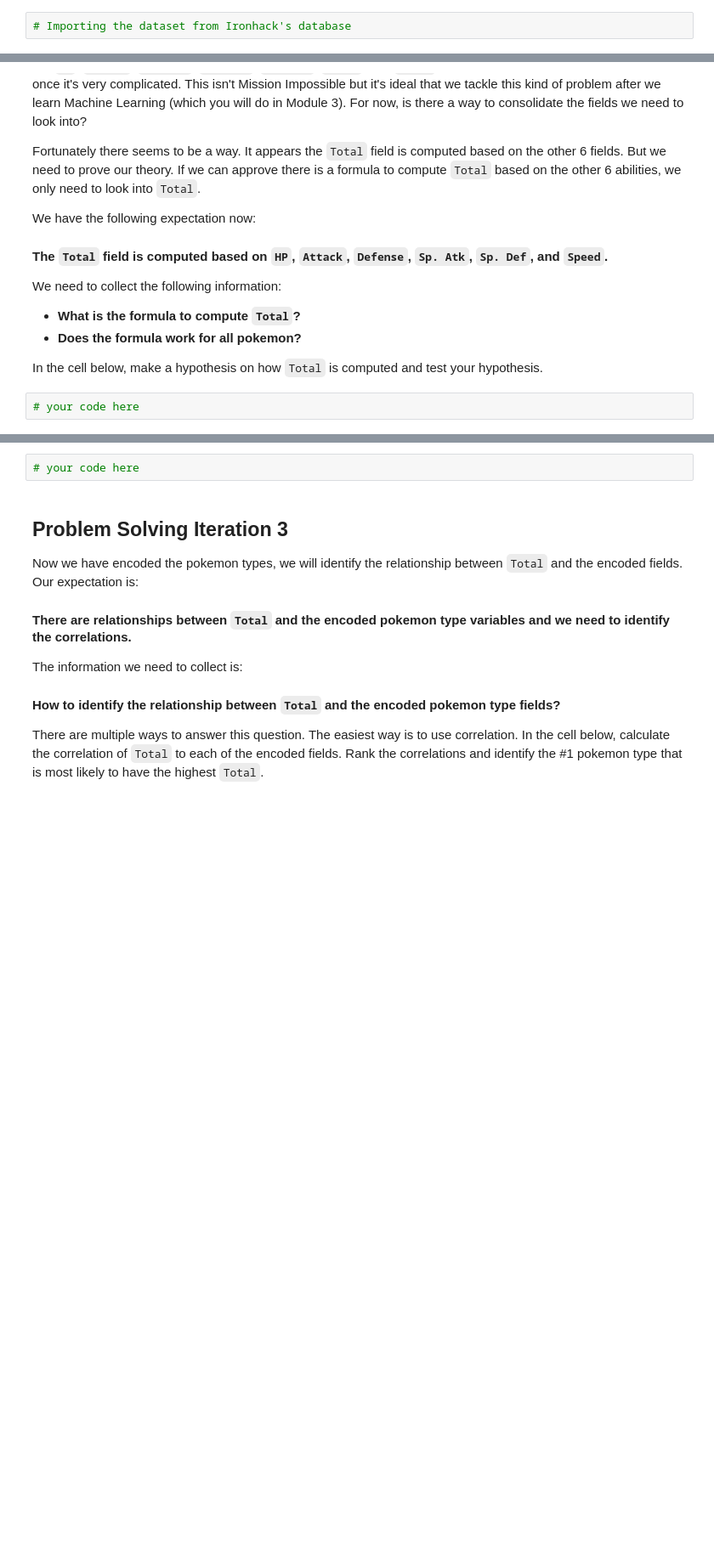
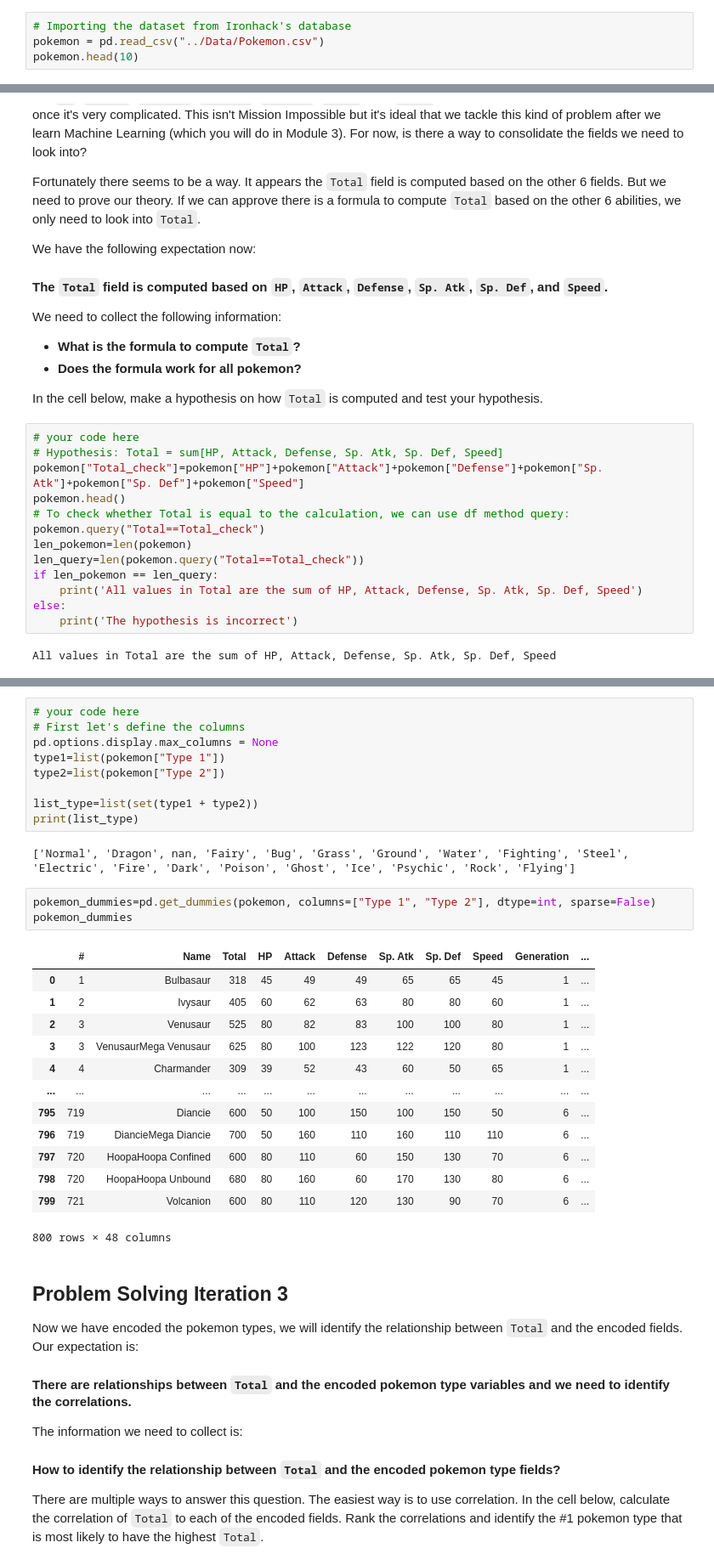
Before and after one commit to Kristinawk/dataptmad0924_labs, a Jupyter notebook: module-1/dataframe-calculations/your-code/challenge-2.ipynb, the cells around one changed output, grey strips where cells are left out. Shown at 85% size. Drawn from its saved outputs; the diff is of its cells as text; blank space fills up the shorter version.

```diff
--- a/module-1/dataframe-calculations/your-code/challenge-2.ipynb
+++ b/module-1/dataframe-calculations/your-code/challenge-2.ipynb
@@ -25,3 +25,5 @@ import numpy as np
 import pandas as pd
 # %%
 # Importing the dataset from Ironhack's database
+pokemon = pd.read_csv("../Data/Pokemon.csv")
+pokemon.head(10)
@@ -42,8 +56,21 @@ We need to collect the following information:
 * **Does the formula work for all pokemon?**
 
 In the cell below, make a hypothesis on how `Total` is computed and test your hypothesis.
-# %%
-# your code here
+# %%
+# your code here
+# Hypothesis: Total = sum[HP, Attack, Defense, Sp. Atk, Sp. Def, Speed]
+pokemon["Total_check"]=pokemon["HP"]+pokemon["Attack"]+pokemon["Defense"]+pokemon["Sp. Atk"]+pokemon["Sp. Def"]+pokemon["Speed"]
+pokemon.head()
+# To check whether Total is equal to the calculation, we can use df method query:
+pokemon.query("Total==Total_check")
+len_pokemon=len(pokemon)
+len_query=len(pokemon.query("Total==Total_check"))
+if len_pokemon == len_query:
+    print('All values in Total are the sum of HP, Attack, Defense, Sp. Atk, Sp. Def, Speed')
+else:
+    print('The hypothesis is incorrect')
+# %% [output]
+All values in Total are the sum of HP, Attack, Defense, Sp. Atk, Sp. Def, Speed
 # %% [markdown]
 ## Problem Solving Iteration 2
 
@@ -72,8 +99,34 @@ For instance, if a pokemon has `Type 1` as `Poison` and `Type 2` as `Fire`, then
 The new numerical variables you create should look like below:
 
 ![One Hot Encoding](../images/one-hot-encoding.png)
-# %%
-# your code here
+# %%
+# your code here
+# First let's define the columns
+pd.options.display.max_columns = None
+type1=list(pokemon["Type 1"])
+type2=list(pokemon["Type 2"])
+
+list_type=list(set(type1 + type2))
+print(list_type)
+# %% [output]
+['Normal', 'Dragon', nan, 'Fairy', 'Bug', 'Grass', 'Ground', 'Water', 'Fighting', 'Steel', 'Electric', 'Fire', 'Dark', 'Poison', 'Ghost', 'Ice', 'Psychic', 'Rock', 'Flying']
+# %%
+pokemon_dummies=pd.get_dummies(pokemon, columns=["Type 1", "Type 2"], dtype=int, sparse=False)
+pokemon_dummies
+# %% [output]
+|  | # | Name | Total | HP | Attack | Defense | Sp. Atk | Sp. Def | Speed | Generation | ... |
+| 0 | 1 | Bulbasaur | 318 | 45 | 49 | 49 | 65 | 65 | 45 | 1 | ... |
+| 1 | 2 | Ivysaur | 405 | 60 | 62 | 63 | 80 | 80 | 60 | 1 | ... |
+| 2 | 3 | Venusaur | 525 | 80 | 82 | 83 | 100 | 100 | 80 | 1 | ... |
+| 3 | 3 | VenusaurMega Venusaur | 625 | 80 | 100 | 123 | 122 | 120 | 80 | 1 | ... |
+| 4 | 4 | Charmander | 309 | 39 | 52 | 43 | 60 | 50 | 65 | 1 | ... |
+| ... | ... | ... | ... | ... | ... | ... | ... | ... | ... | ... | ... |
+| 795 | 719 | Diancie | 600 | 50 | 100 | 150 | 100 | 150 | 50 | 6 | ... |
+| 796 | 719 | DiancieMega Diancie | 700 | 50 | 160 | 110 | 160 | 110 | 110 | 6 | ... |
+| 797 | 720 | HoopaHoopa Confined | 600 | 80 | 110 | 60 | 150 | 130 | 70 | 6 | ... |
+| 798 | 720 | HoopaHoopa Unbound | 680 | 80 | 160 | 60 | 170 | 130 | 80 | 6 | ... |
+| 799 | 721 | Volcanion | 600 | 80 | 110 | 120 | 130 | 90 | 70 | 6 | ... |
+800 rows × 48 columns
 # %% [markdown]
 ## Problem Solving Iteration 3
 
```
Also changed, not shown: parts of 1 cell of this notebook.
